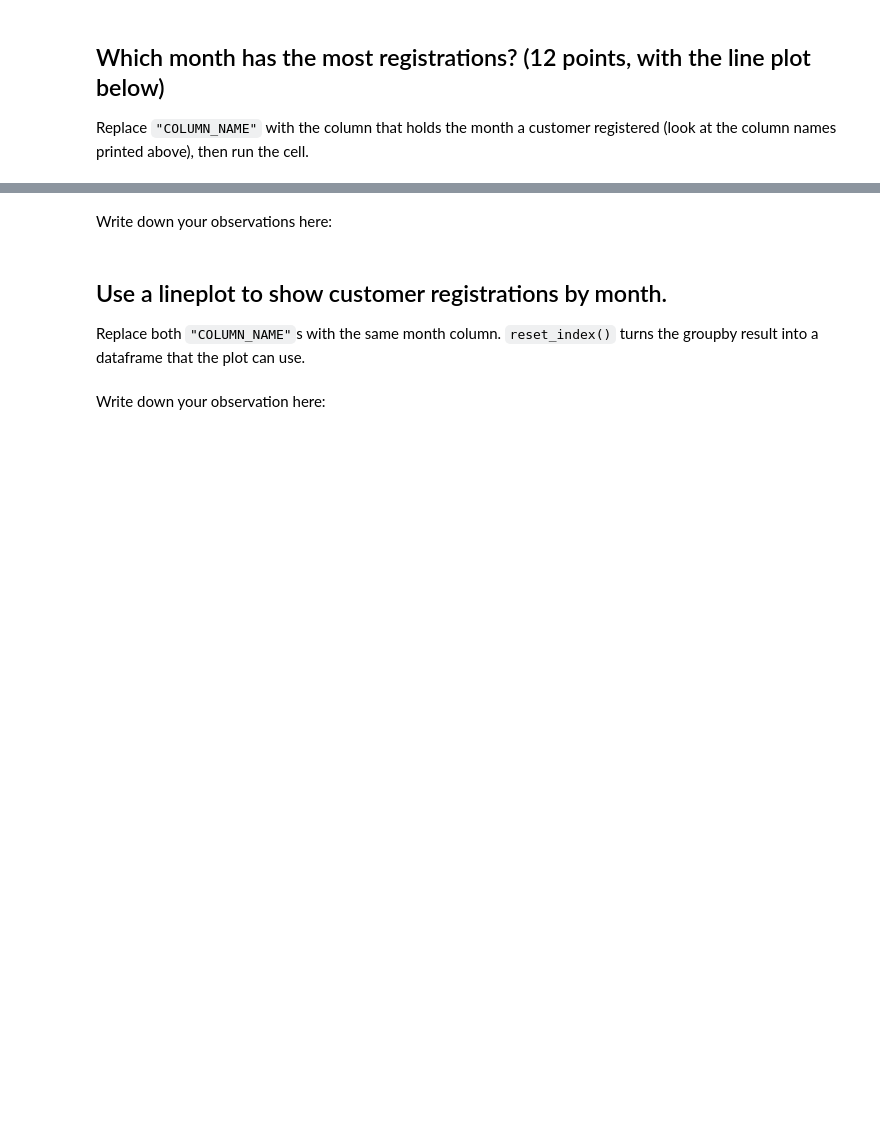
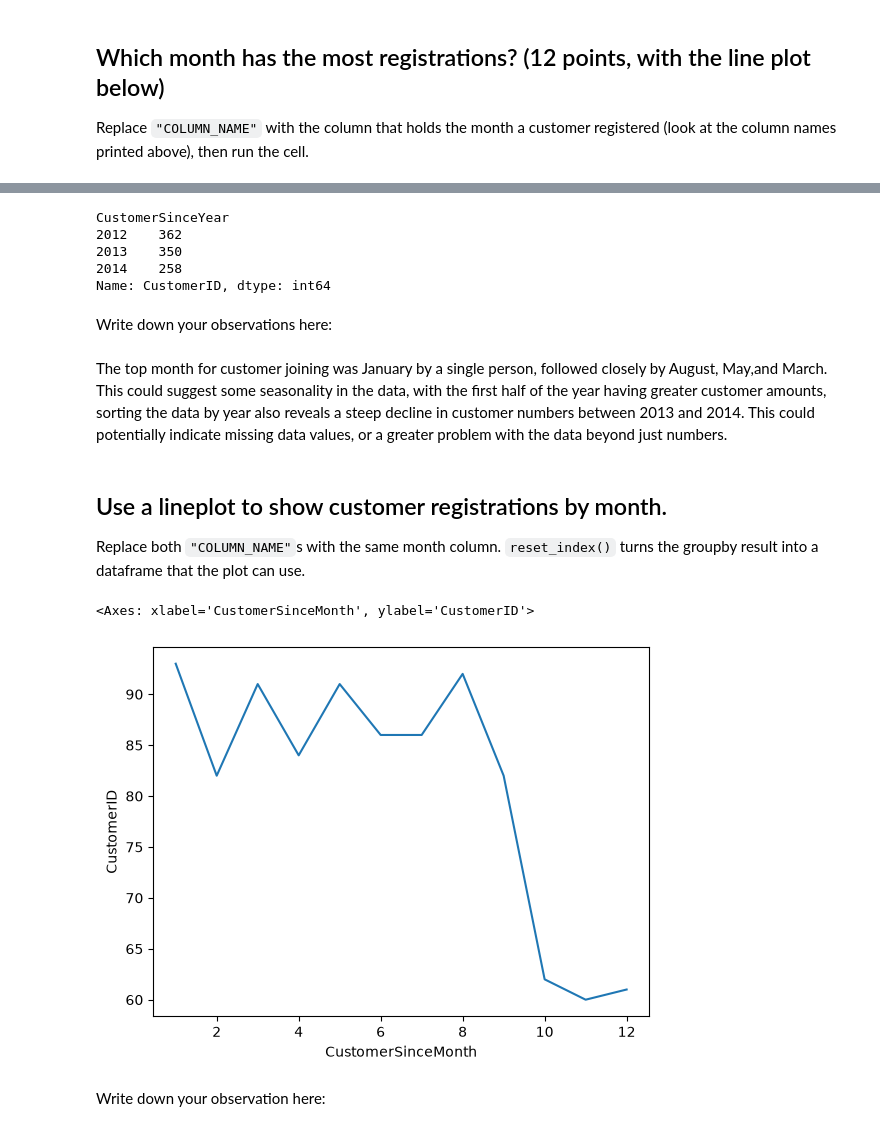
Before and after one commit to livs19sun/COMM-4259-Assignment-2, a Jupyter notebook: assignment_02/Assignment_02-Data_Preparation.ipynb, the cells around one changed output, grey strips where cells are left out. Saved outputs shown, nothing was run; the diff lists cells and outputs as text; code cells hidden in the pictures; blank space fills up the shorter version.

```diff
--- a/assignment_02/Assignment_02-Data_Preparation.ipynb
+++ b/assignment_02/Assignment_02-Data_Preparation.ipynb
@@ -142,11 +150,24 @@ customer.groupby("COLUMN_NAME").CustomerID.count().sort_values(ascending=False).
+# %%
+customer.groupby("CustomerSinceYear").CustomerID.count().sort_values(ascending=False).head()
+# %% [output]
+CustomerSinceYear
+2012    362
+2013    350
+2014    258
+Name: CustomerID, dtype: int64
 # %% [markdown]
 Write down your observations here:
+# %% [markdown]
+The top month for customer joining was January by a single person, followed closely by August, May,and March. This could suggest some seasonality in the data, with the first half of the year having greater customer amounts, sorting the data by year also reveals a steep decline in customer numbers between 2013 and 2014. This could potentially indicate missing data values, or a greater problem with the data beyond just numbers.
 # %% [markdown]
 ## Use a lineplot to show customer registrations by month.
 Replace both `"COLUMN_NAME"`s with the same month column. `reset_index()` turns the groupby result into a dataframe that the plot can use.
 # %%
 # Replace both "COLUMN_NAME"s with the same month column, then run the cell
-month_count = customer.groupby("COLUMN_NAME").CustomerID.count().reset_index()
-sns.lineplot(x="COLUMN_NAME", y="CustomerID", data=month_count)
+month_count = customer.groupby("CustomerSinceMonth").CustomerID.count().reset_index()
+sns.lineplot(x="CustomerSinceMonth", y="CustomerID", data=month_count)
+# %% [output]
+<Axes: xlabel='CustomerSinceMonth', ylabel='CustomerID'>
+[figure, added]
 # %% [markdown]
 Write down your observation here:
```
Also changed, not shown: parts of 9 cells of this notebook.
